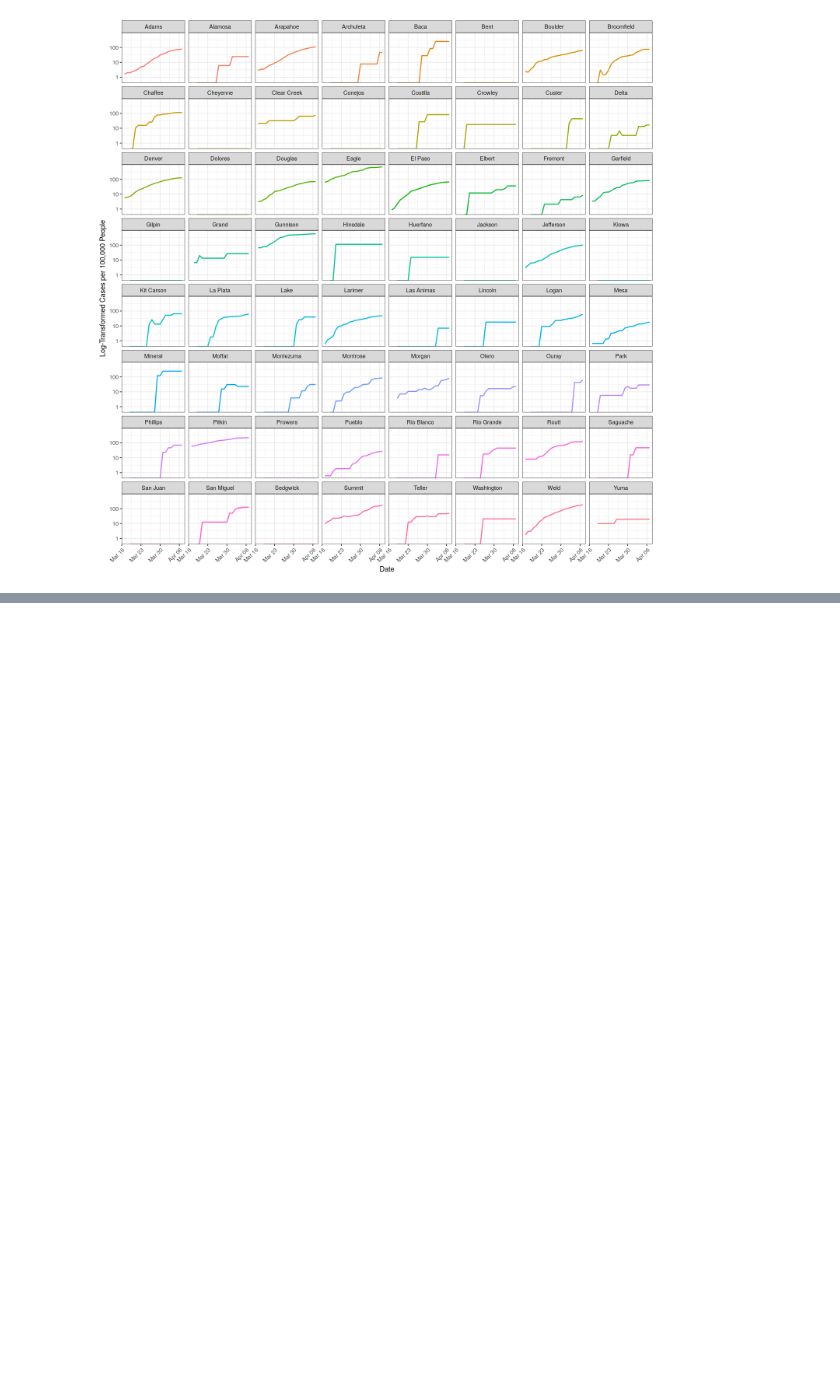
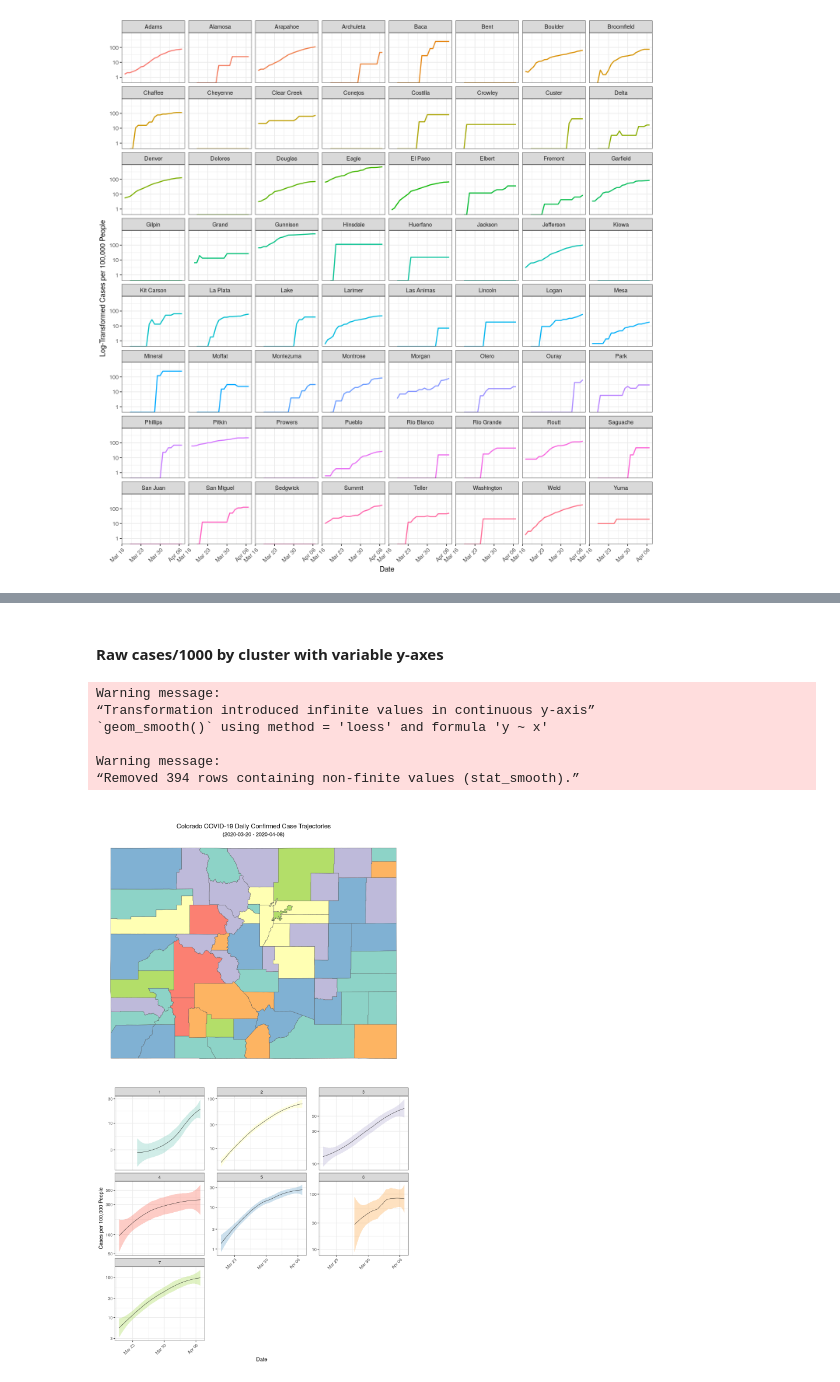
Before and after one commit to jvtcl/covid19-co, a Jupyter notebook: notebooks/cases_by_county.ipynb, the cells around one changed output, grey strips where cells are left out. Saved outputs shown, nothing was run; the diff lists cells and outputs as text; code cells hidden in the pictures; blank space fills up the shorter version.

Commit message:
cleanup/overview plots/methods

```diff
--- a/notebooks/cases_by_county.ipynb
+++ b/notebooks/cases_by_county.ipynb
@@ -362,0 +243,13 @@ daily_cases_cty$cluster <- counties$cluster[match(daily_cases_cty$attribute, cou
+# %% [markdown]
+#### Raw cases/1000 by cluster with variable y-axes
+# %%
+options(repr.plot.height = 16, repr.plot.width = 9)
+cowplot::plot_grid(mapplot, trjplot, ncol = 1)
+# %% [output]
+Warning message:
+“Transformation introduced infinite values in continuous y-axis”
+`geom_smooth()` using method = 'loess' and formula 'y ~ x'
+
+Warning message:
+“Removed 394 rows containing non-finite values (stat_smooth).”
+[figure, added]
```
Also changed, not shown: parts of 38 cells of this notebook, 1 other file.
